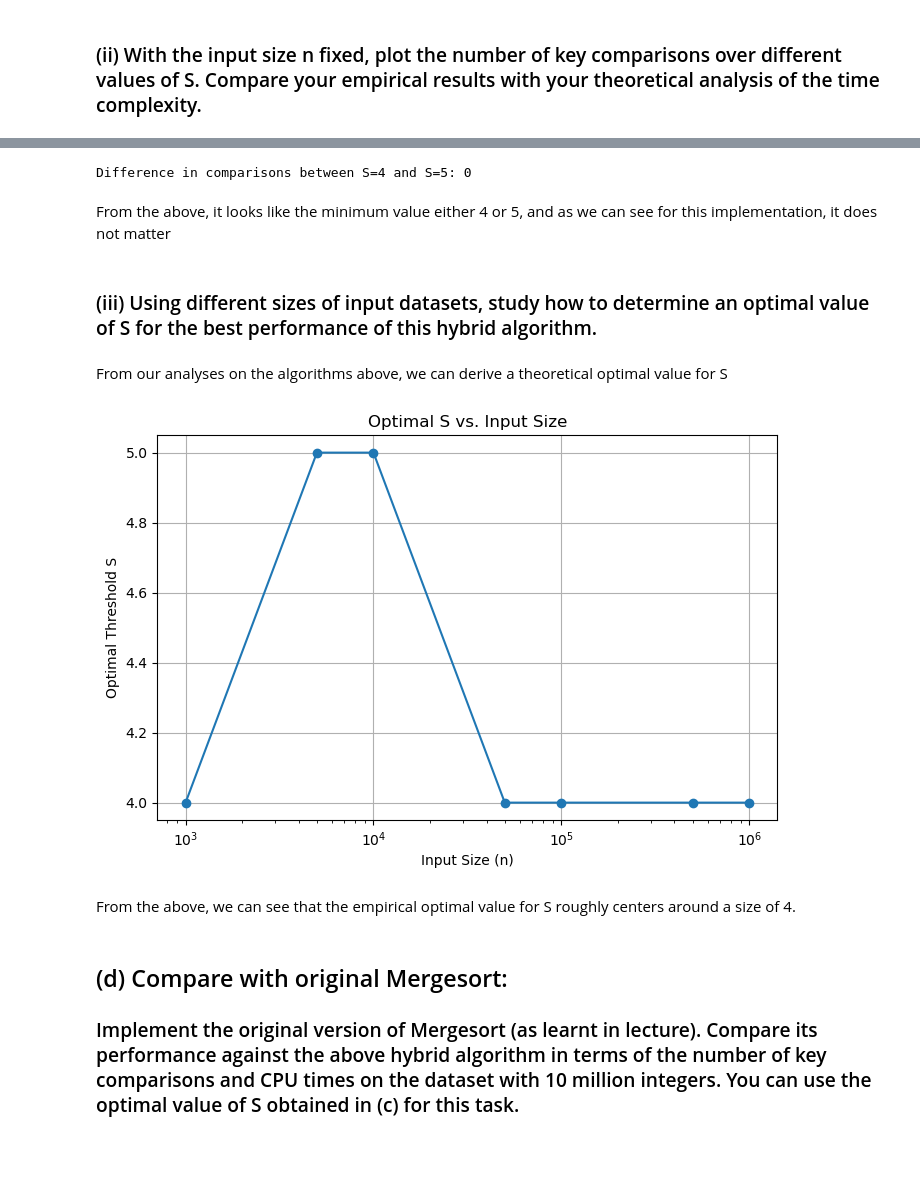
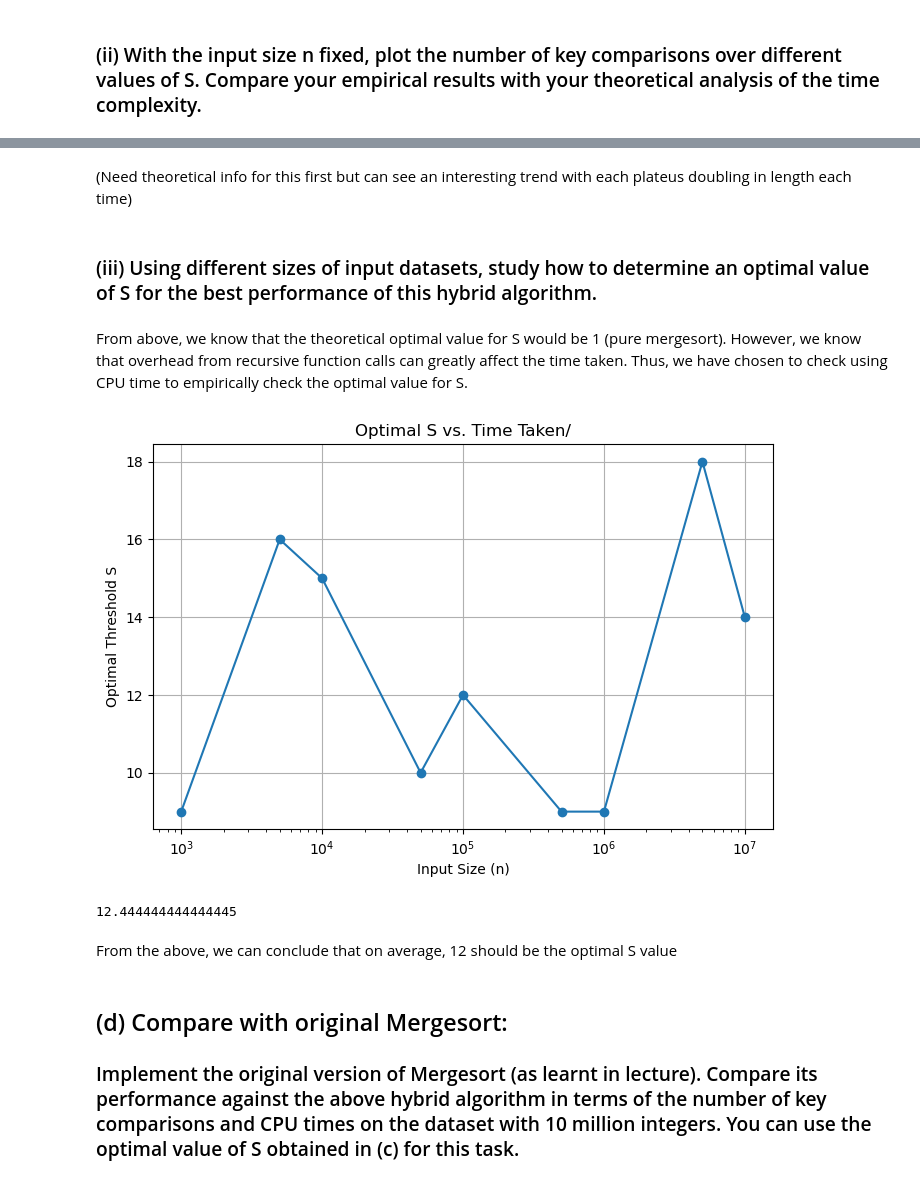
Before and after one commit to xubin0/SC2001-Projects, a Jupyter notebook: Project_1/Python_Implementation_and_Visualisation.ipynb, the cells around one changed output, grey strips where cells are left out. Cells and saved outputs as stored; diff of their text form; code cells hidden in the pictures; blank space fills up the shorter version.

```diff
--- a/Project_1/Python_Implementation_and_Visualisation.ipynb
+++ b/Project_1/Python_Implementation_and_Visualisation.ipynb
@@ -160,13 +217,15 @@ plt.show()
 ### (ii) With the input size n fixed, plot the number of key comparisons over different values of S. Compare your empirical results with your theoretical analysis of the time complexity.
 # %%
 # Test Hybrid Merge Sort with different S values (fixed n=100000)
-fixed_n = 100000
-arr_fixed = np.random.randint(1, max_value, fixed_n)
+fixed_n = 1000000
+arr_fixed = np.random.randint(1, 1000000, fixed_n)
+np.random.seed(10002)
+comparison_data = {"n": [], "S": [], "comparisons": [], "algorithm": [], "time_taken": []}
 
-for S in threshold_values:
+for S in range(1,51):
     comparison_count = 0
     arr_copy = arr_fixed.copy()
-    hybrid_merge_sort(arr_copy, 0, fixed_n - 1, S)
+    comparison_data["time_taken"].append(hybrid_merge_sort(arr_copy, 0, fixed_n - 1, S))
     comparison_data["n"].append(fixed_n)
     comparison_data["S"].append(S)
     comparison_data["comparisons"].append(comparison_count)
@@ -191,15 +247,0 @@ From the above, it looks like the optimal is somewhere near the start of the gra
-# %%
-np.random.seed(10003)
-arr_fixed = np.random.randint(1, max_value, fixed_n)
-comparison_data1 = {"n": [], "S": [], "comparisons": [], "algorithm": []}
-for S in range(1,11):
-    comparison_count = 0
-    arr_copy = arr_fixed.copy()
-    hybrid_merge_sort(arr_copy, 0, fixed_n - 1, S)
-    comparison_data1["n"].append(fixed_n)
-    comparison_data1["S"].append(S)
-    comparison_data1["comparisons"].append(comparison_count)
-    comparison_data1["algorithm"].append("Hybrid Merge Sort")
-
-# Convert to DataFrame
-df = pd.DataFrame(comparison_data1)
@@ -217,58 +248,49 @@ plt.show()
-# %%
-comp_4 = df_fixed_n[df_fixed_n["S"] == 4]["comparisons"]
-comp_5 = df_fixed_n[df_fixed_n["S"] == 5]["comparisons"]
-
-minimum_S = int(comp_4.iloc[0]) - int(comp_5.iloc[0])
-print("Difference in comparisons between S=4 and S=5:", minimum_S)
-# %% [output]
-Difference in comparisons between S=4 and S=5: 0
-# %% [markdown]
-From the above, it looks like the minimum value either 4 or 5, and as we can see for this implementation, it does not matter
+# %% [markdown]
+(Need theoretical info for this first but can see an interesting trend with each plateus doubling in length each time)
 # %% [markdown]
 ### (iii)  Using different sizes of input datasets, study how to determine an optimal value of S for the best performance of this hybrid algorithm.
-# %% [markdown]
-From our analyses on the algorithms above, we can derive a theoretical optimal value for S
+# %% [markdown]
+From above, we know that the theoretical optimal value for S would be 1 (pure mergesort). However, we know that overhead from recursive function calls can greatly affect the time taken. Thus, we have chosen to check using CPU time to empirically check the optimal value for S.
 # %%
 # Experiment setup
-input_sizes = [1000, 5000, 10000, 50000, 100000, 500000, 1000000]  # Different n values
-threshold_values = list(range(1, 21))  # Test S from 1 to 20
+input_sizes = [1000, 5000, 10000, 50000, 100000, 500000, 1000000, 5000000, 10000000]
+optimal_s_values = []
+threshold_values = [i for i in range(1, 21)]
 max_value = 100000
 
 # Collect data
-optimal_s_values = []
-
 for n in input_sizes:
     arr_fixed = np.random.randint(1, max_value, n)
-    comparison_data = {"S": [], "comparisons": []}
+    comparison_data = {"S": [], "time_taken": []}
 
     for S in threshold_values:
         comparison_count = 0
         arr_copy = arr_fixed.copy()
-        hybrid_merge_sort(arr_copy, 0, n - 1, S)
+        comparison_data["time_taken"].append(hybrid_merge_sort(arr_copy, 0, n - 1, S))
         comparison_data["S"].append(S)
-        comparison_data["comparisons"].append(comparison_count)
 
-    # Convert to DataFrame
     df_s = pd.DataFrame(comparison_data)
-
-    # Find optimal S (minimum comparisons)
-    optimal_S = df_s.loc[df_s["comparisons"].idxmin(), "S"]
+    optimal_S = df_s.loc[df_s["time_taken"].idxmin(), "S"]
     optimal_s_values.append(optimal_S)
 
 # Plot Optimal S vs Input Size
 plt.figure(figsize=(8, 5))
 plt.plot(input_sizes, optimal_s_values, marker='o', linestyle='-')
 plt.xlabel("Input Size (n)")
 plt.ylabel("Optimal Threshold S")
-plt.title("Optimal S vs. Input Size")
+plt.title("Optimal S vs. Time Taken/")
 # Since the input values scale exponentially, we use a log scale for easier visualisation
 plt.xscale("log")
 plt.grid(True)
 plt.show()
 # %% [output]
-[figure, old version]
+[figure, new version]
+# %%
+print(np.array([optimal_s_values]).mean())
+# %% [output]
+12.444444444444445
 # %% [markdown]
-From the above, we can see that the empirical optimal value for S roughly centers around a size of 4.
+From the above, we can conclude that on average, 12 should be the optimal S value
 # %% [markdown]
 ## (d) Compare with original Mergesort:
 ### Implement the original version of Mergesort (as learnt in lecture). Compare its performance against the above hybrid algorithm in terms of the number of key comparisons and CPU times on the dataset with 10 million integers. You can use the optimal value of S obtained in (c) for this task.
```
Also changed, not shown: parts of 19 cells of this notebook.
